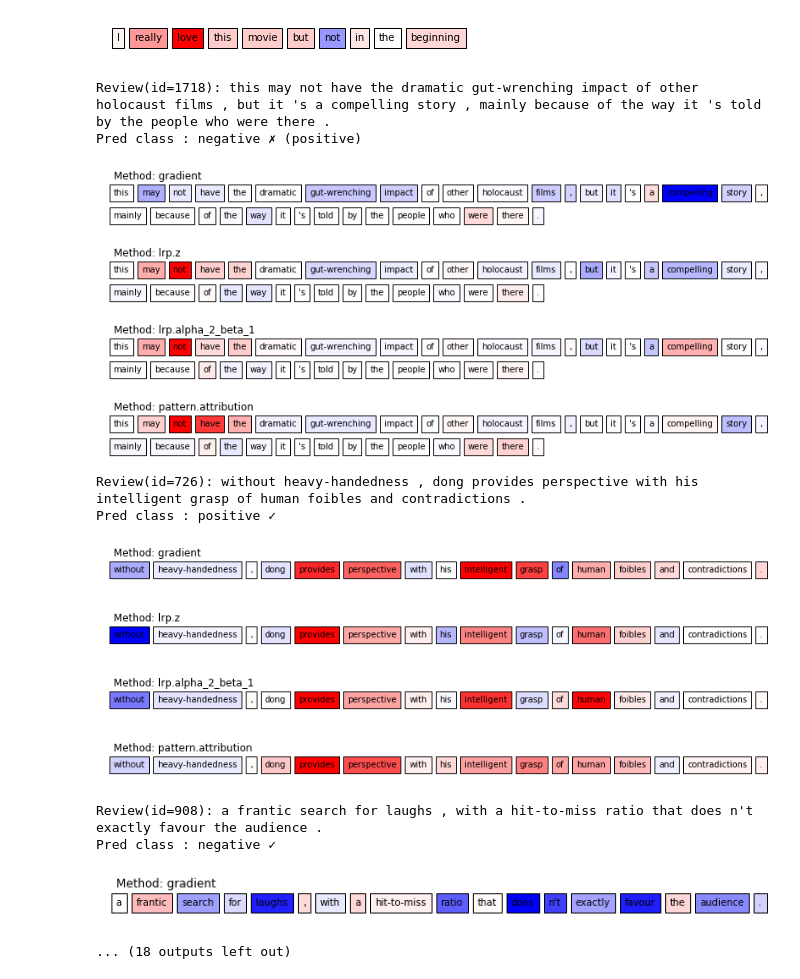
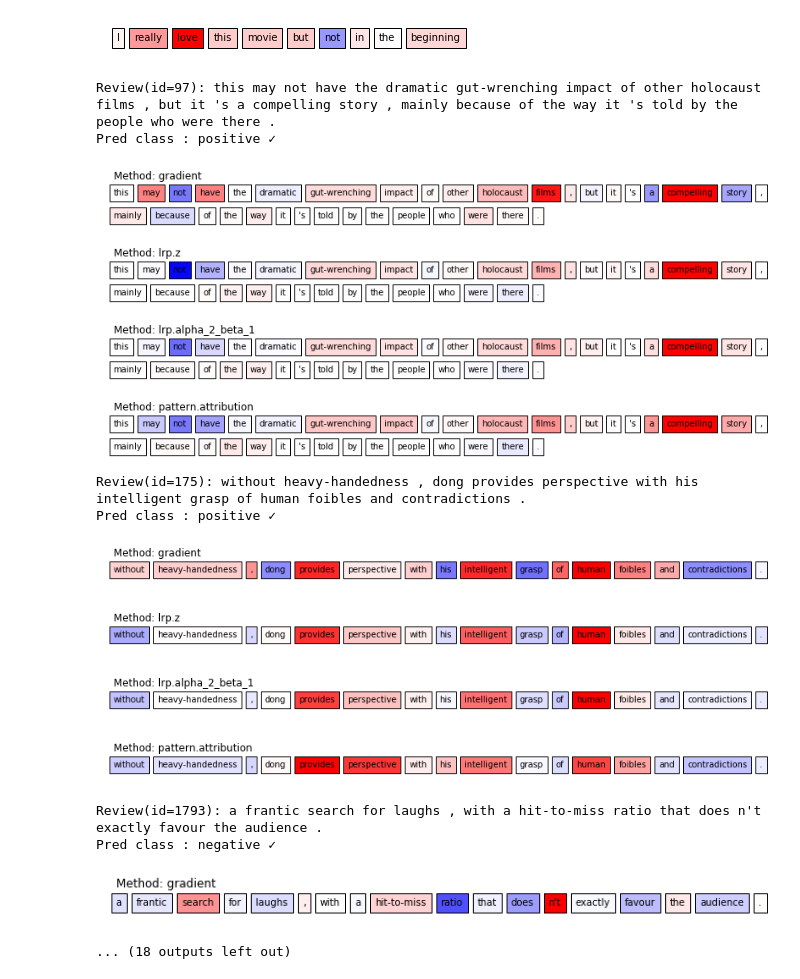
Before and after one commit to albermax/innvestigate, a Jupyter notebook: examples/notebooks/sentiment_analysis.ipynb, the cells around one changed output. Cells and saved outputs as stored; diff of their text form; code cells hidden in the pictures.

Commit message:
update data preparation part

```diff
--- a/examples/notebooks/sentiment_analysis.ipynb
+++ b/examples/notebooks/sentiment_analysis.ipynb
@@ -182,16 +316,18 @@ net = build_network((None, 1, MAX_SEQ_LENGTH, embedding_weights.shape[1]), NUM_C
 model_without_softmax, model_with_softmax = Model(inputs=net['in'], outputs=net['out']), Model(inputs=net['in'], outputs=net['sm_out'])
 # %%
+def to_one_hot(y):
+    return keras.utils.to_categorical(y, NUM_CLASSES)
+
 def train_model(model,  batch_size=128, epochs=20):
 
-    x_train = datasets['train']['padded_reviews_4d']
-    y_train = datasets['train']['targets']
+    x_train = DATASETS['training']['x4d']
+    y_train = to_one_hot(DATASETS['training']['y'])
 
-    x_test = datasets['test']['padded_reviews_4d']
-    y_test = datasets['test']['targets']
+    x_test = DATASETS['testing']['x4d']
+    y_test = to_one_hot(DATASETS['testing']['y'])
 
-    # convert class vectors to binary class matrices
-    y_train = keras.utils.to_categorical(y_train, NUM_CLASSES)
-    y_test = keras.utils.to_categorical(y_test, NUM_CLASSES)
+    x_val = DATASETS['validation']['x4d']
+    y_val = to_one_hot(DATASETS['validation']['y'])
 
     model.compile(loss='categorical_crossentropy',
                   optimizer=optimizers.Adam(),
@@ -200,10 +336,13 @@ def train_model(model,  batch_size=128, epochs=20):
     history = model.fit(x_train, y_train,
                         batch_size=batch_size,
                         epochs=epochs,
-                        verbose=1)
+                        verbose=1,
+                        validation_data=(x_val, y_val),
+                        shuffle=True
+                       )
     score = model.evaluate(x_test, y_test, verbose=0)
     print('Test loss:', score[0])
     print('Test accuracy:', score[1])
 # %%
-train_model(model_with_softmax, batch_size=256, epochs=5)
+train_model(model_with_softmax, batch_size=256, epochs=10)
 # %% [output]
@@ -235,7 +379,7 @@ analyzers = []
 
 for method in methods:
     analyzer = innvestigate.create_analyzer(method, model_without_softmax)
-    analyzer.fit(np.expand_dims(datasets['train']['padded_reviews'], axis=1), pattern_type='relu', batch_size=256, verbose=1)
+    analyzer.fit(DATASETS['training']['x4d'], pattern_type='relu', batch_size=256, verbose=1)
     analyzers.append(analyzer)
 # %% [output]
 Epoch 1/1
@@ -243,7 +387,7 @@ Epoch 1/1
 # %%
 # specify indices of reviews that we want to investigate
-# test_sample_indices = [1718]
-test_sample_indices = [1718, 726, 908, 1523, 454, 539]
+test_sample_indices = [97, 175, 1793, 1186, 354, 1043]
+
 test_sample_preds = [None]*len(test_sample_indices)
 
 # a variable to store analysis results.
@@ -251,11 +395,10 @@ analysis = np.zeros([len(test_sample_indices), len(analyzers), 1, MAX_SEQ_LENGTH
 
 for i, ridx in enumerate(test_sample_indices):
 
-    x, y = datasets['test']['padded_reviews'][ridx], datasets['test']['targets'][ridx]
-
+    x, y = DATASETS['testing']['x4d'][ridx], DATASETS['testing']['y'][ridx]
 
     t_start = time.time()
-    x = x.reshape((1, 1, MAX_SEQ_LENGTH, embedding_weights.shape[1]))
+    x = x.reshape((1, 1, MAX_SEQ_LENGTH, EMBEDDING_DIMS))
 
     presm = model_without_softmax.predict_on_batch(x)[0] #forward pass without softmax
     prob = model_with_softmax.predict_on_batch(x)[0] #forward pass with softmax
@@ -368,32 +511,34 @@ plot_text_heatmap(
 # %%
 # Traverse over the analysis results and visualize them.
 for i, idx in enumerate(test_sample_indices):
 
-    words = [decode_dict[t] for t in list(datasets['test']['reviews'][idx])]
+    words = [decoder[t] for t in list(DATASETS['testing']['encoded_reviews'][idx])]
 
     print('Review(id=%d): %s' % (idx, ' '.join(words)))
-    y_true = datasets['test']['targets'][idx]
+    y_true = DATASETS['testing']['y'][idx]
     y_pred = test_sample_preds[i]
 
-    print("Pred class : %s %s" % (LABEL_TO_CLASS_NAME[y_pred], '✓' if y_pred == y_true else '✗ (%s)' % LABEL_TO_CLASS_NAME[y_true]))
+    print("Pred class : %s %s" %
+          (LABEL_IDX_TO_NAME[y_pred], '✓' if y_pred == y_true else '✗ (%s)' % LABEL_IDX_TO_NAME[y_true])
+         )
 
     for j, method in enumerate(methods):
         plot_text_heatmap(words, analysis[i, j].reshape(-1), title='Method: %s' % method, verbose=0)
         plt.show()
 # %% [output]
-Review(id=1718): this may not have the dramatic gut-wrenching impact of other holocaust films , but it 's a compelling story , mainly because of the way it 's told by the people who were there .
-Pred class : negative ✗ (positive)
+Review(id=97): this may not have the dramatic gut-wrenching impact of other holocaust films , but it 's a compelling story , mainly because of the way it 's told by the people who were there .
+Pred class : positive ✓
-[figure, old version]
+[figure, new version]
-[figure, old version]
+[figure, new version]
-[figure, old version]
+[figure, new version]
-[figure, old version]
+[figure, new version]
-Review(id=726): without heavy-handedness , dong provides perspective with his intelligent grasp of human foibles and contradictions .
+Review(id=175): without heavy-handedness , dong provides perspective with his intelligent grasp of human foibles and contradictions .
 Pred class : positive ✓
-[figure, old version]
+[figure, new version]
-[figure, old version]
+[figure, new version]
-[figure, old version]
+[figure, new version]
-[figure, old version]
+[figure, new version]
-Review(id=908): a frantic search for laughs , with a hit-to-miss ratio that does n't exactly favour the audience .
+Review(id=1793): a frantic search for laughs , with a hit-to-miss ratio that does n't exactly favour the audience .
 Pred class : negative ✓
-[figure, old version]
+[figure, new version]
 ... (18 outputs left out)
```
Also changed, not shown: parts of 38 cells of this notebook.
